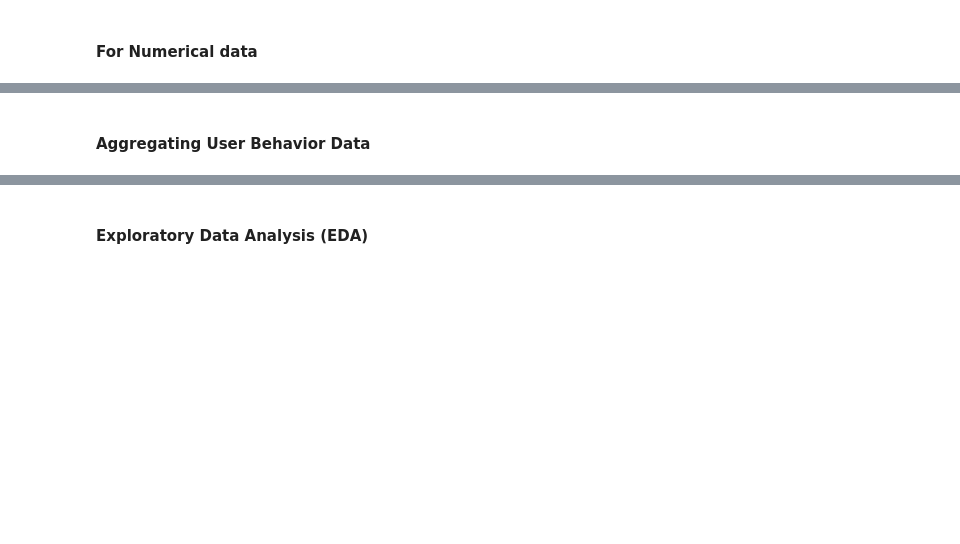
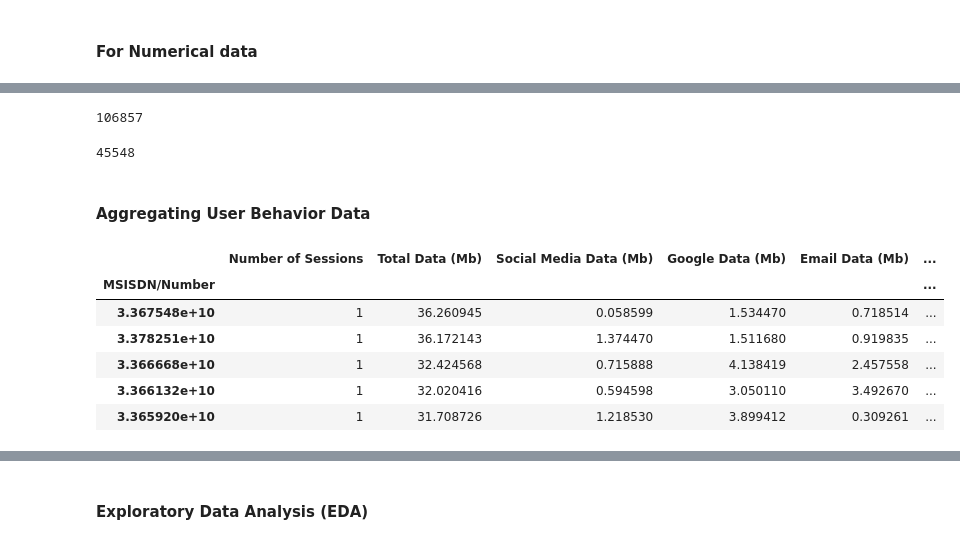
Before and after one commit to abrahamshimelis/TellCo-telecom, a Jupyter notebook: notebooks/data-quality-check.ipynb, the cells around one changed output, grey strips where cells are left out. Cells and saved outputs as stored; diff of their text form; code cells hidden in the pictures; blank space fills up the shorter version.

```diff
--- a/notebooks/data-quality-check.ipynb
+++ b/notebooks/data-quality-check.ipynb
@@ -274,27 +457,56 @@ skewness_values.head(20)
 # Calculate sum
 sum_values = df_relevant[numerical_columns].sum()
 sum_values.head(20)
+# %%
+# calculate total number of customers
+unique_msisdn_numbers = df_relevant['MSISDN/Number'].unique()
+print(len(unique_msisdn_numbers))
+# %% [output]
+106857
+# %%
+# calculate total number of customers
+unique_locations = df_relevant['Last Location Name'].unique()
+print(len(unique_locations))
+# %% [output]
+45548
 # %% [markdown]
 #### Aggregating User Behavior Data
 # %%
 # Step 1: Group by user
-grouped_data = df.groupby('IMSI')
+grouped_data = df_relevant.groupby('MSISDN/Number')
 
 # Step 2: Compute aggregates
 user_behavior_summary = grouped_data.agg({
     'Bearer Id': 'count',
-    'Dur. (hr)': 'sum',
     'Total Data (Mb)': 'sum',
     'Social Media Data (Mb)': 'sum',
     'Google Data (Mb)': 'sum',
     'Email Data (Mb)': 'sum',
     'Youtube Data (Mb)': 'sum',
     'Netflix Data (Mb)': 'sum',
     'Gaming Data (Mb)': 'sum',
     'Other Data (Mb)': 'sum',
+    'Avg Bearer TP (Mbps)': 'sum',
+    'TCP Retrans. Vol (Mb)': 'sum',
+    'Avg RTT (sec)': 'sum',
+    'Dur. (hr)': 'sum',
+
 })
 
 user_behavior_summary.rename(columns={'Bearer Id': 'Number of Sessions'}, inplace=True)
 
+# Step 3: Sort by Number of Sessions in descending order
+user_behavior_summary_sorted = user_behavior_summary.sort_values(by='Total Data (Mb)', ascending=False)
+
+
 # Display the aggregated user behavior data
-user_behavior_summary.head(10)
+user_behavior_summary_sorted.head(5)
+user_behavior_summary_sorted.tail(5)
+# %% [output]
+|  | Number of Sessions | Total Data (Mb) | Social Media Data (Mb) | Google Data (Mb) | Email Data (Mb) | ... |
+| MSISDN/Number |  |  |  |  |  | ... |
+| 3.367548e+10 | 1 | 36.260945 | 0.058599 | 1.534470 | 0.718514 | ... |
+| 3.378251e+10 | 1 | 36.172143 | 1.374470 | 1.511680 | 0.919835 | ... |
+| 3.366668e+10 | 1 | 32.424568 | 0.715888 | 4.138419 | 2.457558 | ... |
+| 3.366132e+10 | 1 | 32.020416 | 0.594598 | 3.050110 | 3.492670 | ... |
+| 3.365920e+10 | 1 | 31.708726 | 1.218530 | 3.899412 | 0.309261 | ... |
```
Also changed, not shown: parts of 26 cells of this notebook.
